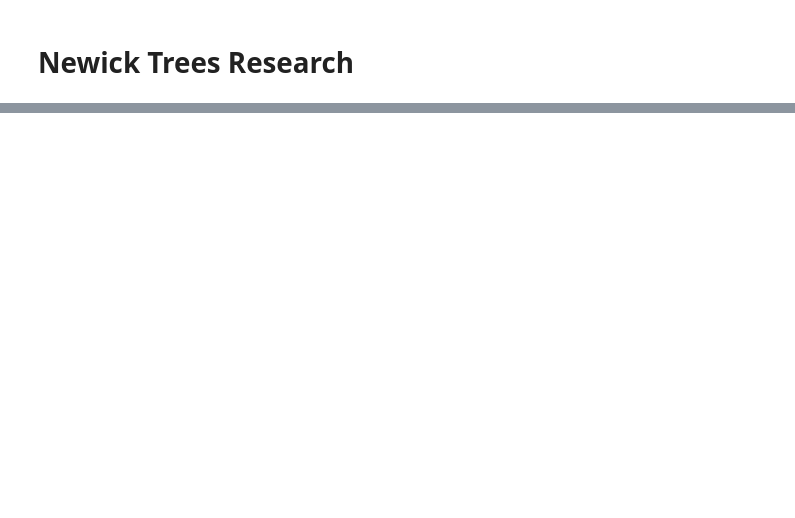
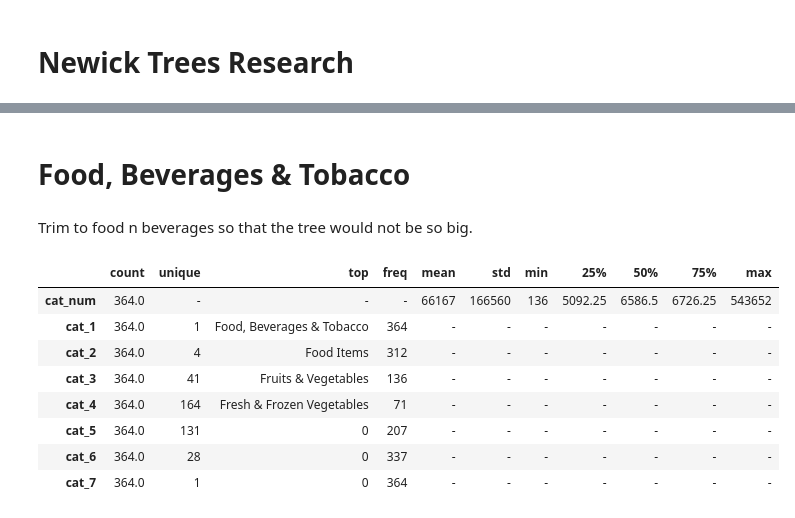
Before and after one commit to ajmonger/cleaned_examples, a Jupyter notebook: taxonomy_visualization.ipynb, the cells around one changed output, grey strips where cells are left out. Drawn from its saved outputs; the diff is of its cells as text; code cells hidden in the pictures; blank space fills up the shorter version.

```diff
--- a/taxonomy_visualization.ipynb
+++ b/taxonomy_visualization.ipynb
@@ -47 +53,5 @@ set(df['cat_1'])
+# %% [markdown]
+# Food, Beverages & Tobacco
+# %% [markdown]
+Trim to food n beverages so that the tree would not be so big.
 # %%
@@ -49,0 +59,12 @@ df = df[df['cat_1']=='Food, Beverages & Tobacco']
+# %%
+df.describe(include='all').T.fillna('-')
+# %% [output]
+|  | count | unique | top | freq | mean | std | min | 25% | 50% | 75% | max |
+| cat_num | 364.0 | - | - | - | 66167 | 166560 | 136 | 5092.25 | 6586.5 | 6726.25 | 543652 |
+| cat_1 | 364.0 | 1 | Food, Beverages & Tobacco | 364 | - | - | - | - | - | - | - |
+| cat_2 | 364.0 | 4 | Food Items | 312 | - | - | - | - | - | - | - |
+| cat_3 | 364.0 | 41 | Fruits & Vegetables | 136 | - | - | - | - | - | - | - |
+| cat_4 | 364.0 | 164 | Fresh & Frozen Vegetables | 71 | - | - | - | - | - | - | - |
+| cat_5 | 364.0 | 131 | 0 | 207 | - | - | - | - | - | - | - |
+| cat_6 | 364.0 | 28 | 0 | 337 | - | - | - | - | - | - | - |
+| cat_7 | 364.0 | 1 | 0 | 364 | - | - | - | - | - | - | - |
```
Also changed, not shown: parts of 20 cells of this notebook.
